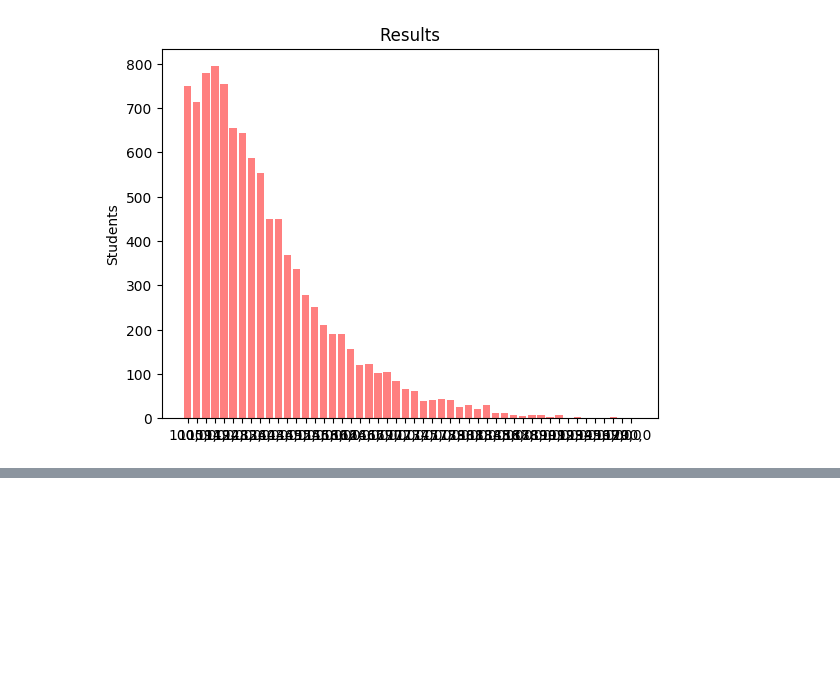
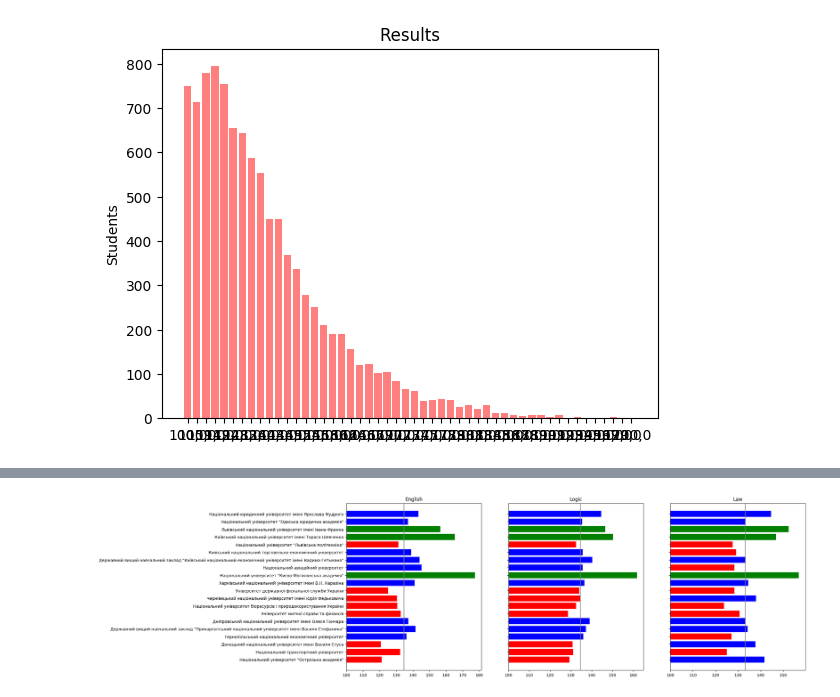
Before and after one commit to maab2198/applied_ds_python, a Jupyter notebook: applied_plotting/C2_A4.ipynb, the cells around one changed output, grey strips where cells are left out. Saved outputs shown, nothing was run; the diff lists cells and outputs as text; code cells hidden in the pictures; blank space fills up the shorter version.

```diff
--- a/applied_plotting/C2_A4.ipynb
+++ b/applied_plotting/C2_A4.ipynb
@@ -446,0 +442,34 @@ plt.show()
+# %%
+def bar_color(y,best,heigh):
+    if y > heigh :
+        return "red"
+    elif heigh >= best:
+        return "green"
+    else:
+        return "blue"
+# %%
+merged_e = pd.merge(c,e_mean, how="left",right_on="EONAME", left_on="Назва закладу")
+merged_t = pd.merge(c,t_mean, how="left",right_on="EONAME", left_on="Назва закладу")
+merged_l = pd.merge(c,l_mean, how="left",right_on="EONAME", left_on="Назва закладу")
+
+merged = [merged_e,merged_t,merged_l]
+label = ["English", "Logic","Law"]
+
+fig, (ax1, ax2,ax3) = plt.subplots(1, 3, sharey=True)
+axs = [ax1,ax2,ax3]
+fig.set_size_inches(20.5, 7.5, forward=True)
+
+for i in range(0,len(merged)):
+    mean = merged[i]["mean"].mean() - 100
+    frame = merged[i].dropna(subset=["mean"]).iloc[:20]
+    x = frame["mean"] -100
+    best = np.min(sorted(list(x))[-3:])
+    colors = [bar_color(mean,best, val) for val in x]
+    y_pos = list(frame["Назва закладу"])
+    axs[i].barh(y_pos, x,  color = colors ,height=0.8)
+    axs[i].axvline(x = mean, color = "grey")
+    axs[i].set_xticklabels(np.arange(100, 200, 10))
+    axs[i].invert_yaxis()
+    axs[i].set_title(label[i])
+# %% [output]
+[figure, added]
```
Also changed, not shown: parts of 35 cells of this notebook.
